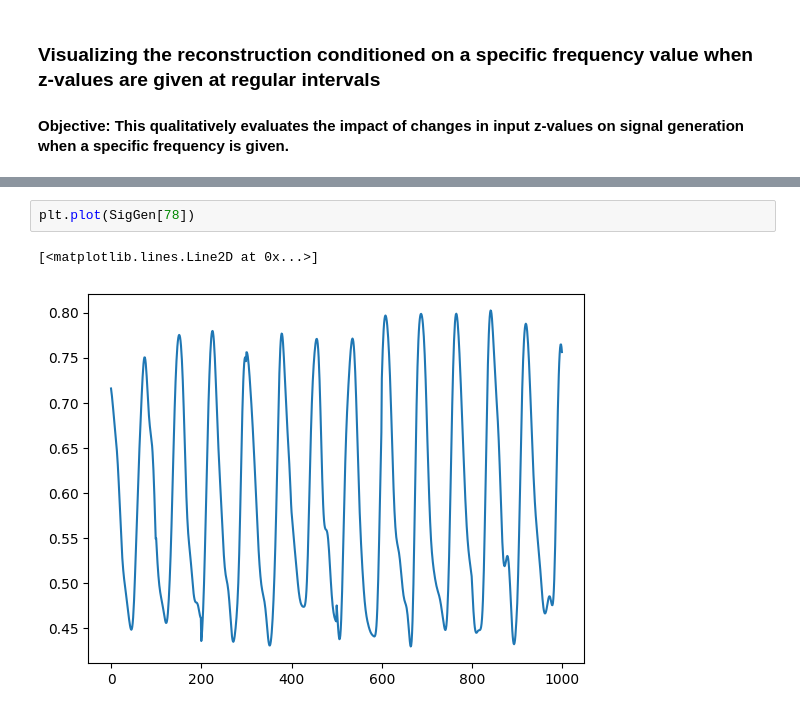
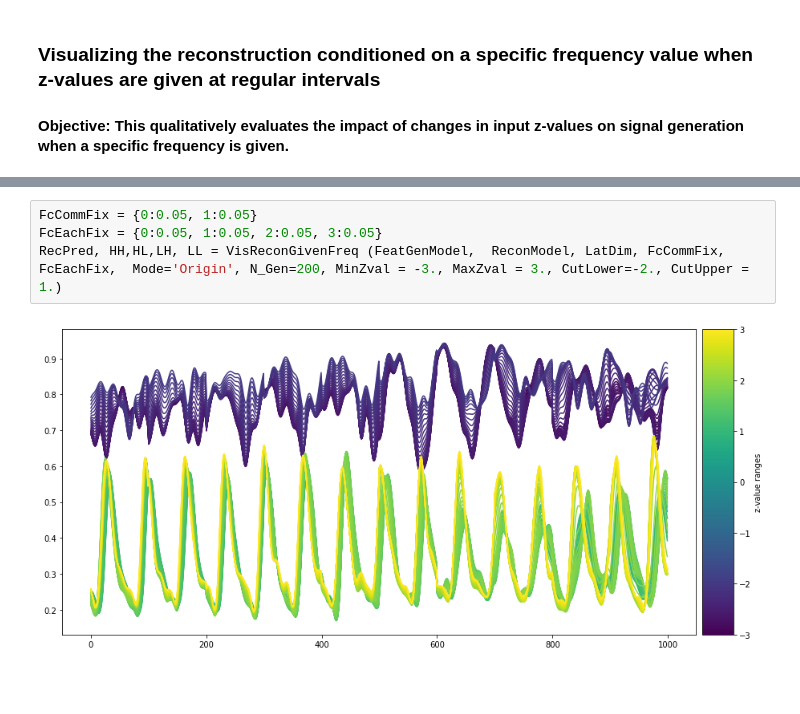
Before and after one commit to JunetaeKim/VABAM, a Jupyter notebook: Evaluation.ipynb, the cells around one changed output, grey strips where cells are left out. Cells and saved outputs as stored; diff of their text form; blank space fills up the shorter version.

```diff
--- a/Evaluation.ipynb
+++ b/Evaluation.ipynb
@@ -308,5 +262,6 @@ plt.show()
-# %%
-plt.plot(SigGen[78])
-# %% [output]
-[<matplotlib.lines.Line2D at 0x...>]
-[figure, removed]
+# %%
+FcCommFix = {0:0.05, 1:0.05}
+FcEachFix = {0:0.05, 1:0.05, 2:0.05, 3:0.05}
+RecPred, HH,HL,LH, LL = VisReconGivenFreq (FeatGenModel,  ReconModel, LatDim, FcCommFix, FcEachFix,  Mode='Origin', N_Gen=200, MinZval = -3., MaxZval = 3., CutLower=-2., CutUpper = 1.)
+# %% [output]
+[figure, added]
```
Also changed, not shown: parts of 9 cells of this notebook, 1 other file.
